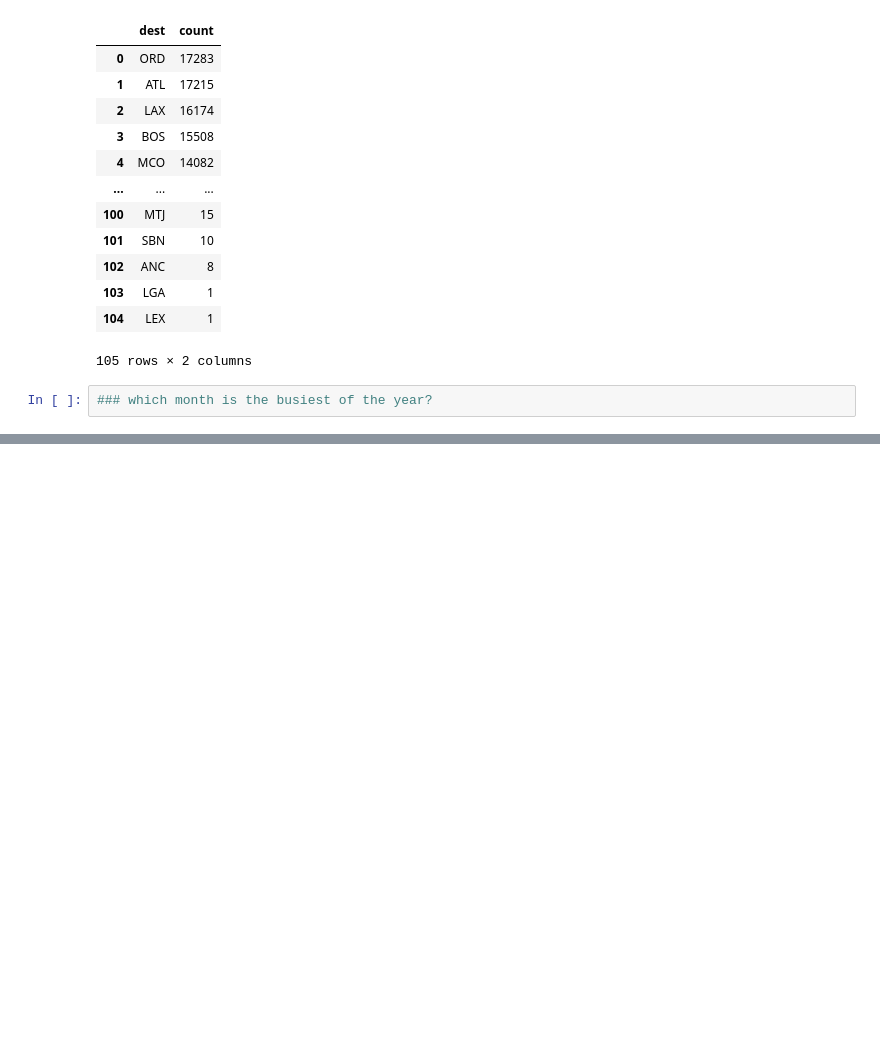
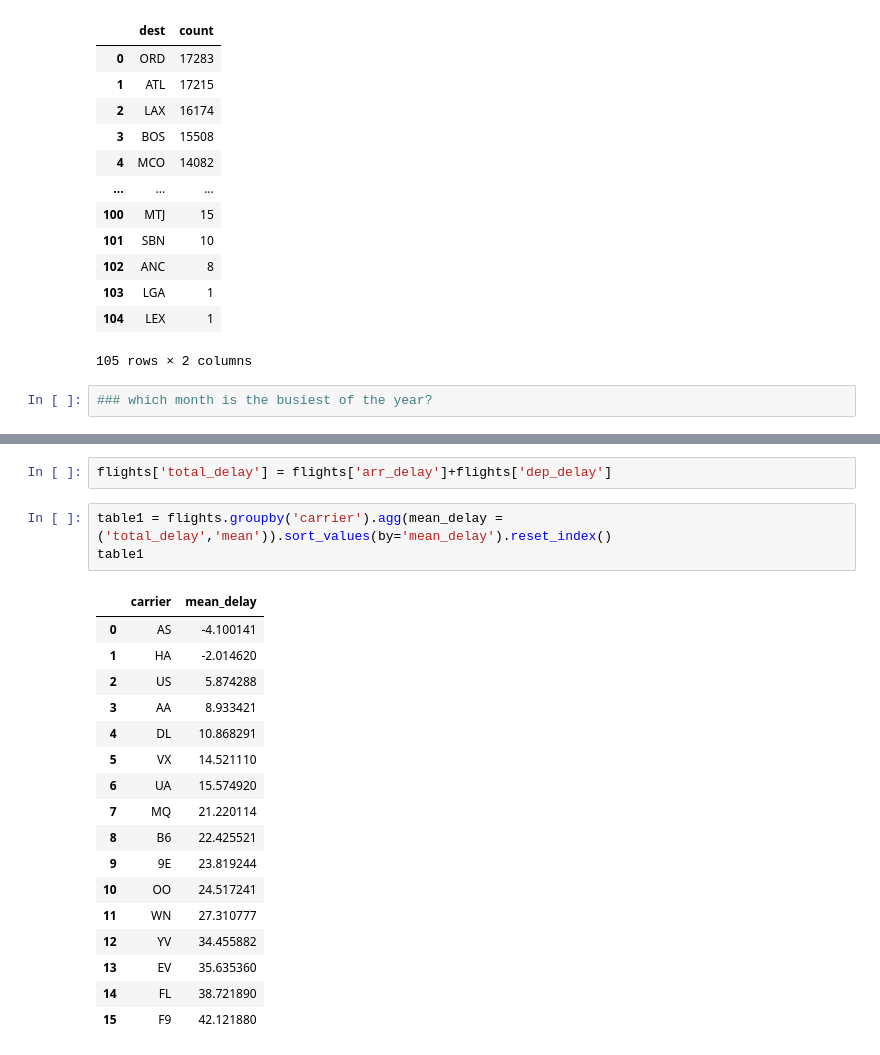
Before and after one commit to Abhishekmengi/Python-Revision, a Jupyter notebook: Manipulation Dataset.ipynb, the cells around one changed output, grey strips where cells are left out. Cells and saved outputs as stored; diff of their text form; blank space fills up the shorter version.

```diff
--- a/Manipulation Dataset.ipynb
+++ b/Manipulation Dataset.ipynb
@@ -133,0 +207,23 @@ table1
+# %%
+flights['total_delay'] = flights['arr_delay']+flights['dep_delay']
+# %%
+table1 = flights.groupby('carrier').agg(mean_delay = ('total_delay','mean')).sort_values(by='mean_delay').reset_index()
+table1
+# %% [output]
+|  | carrier | mean_delay |
+| 0 | AS | -4.100141 |
+| 1 | HA | -2.014620 |
+| 2 | US | 5.874288 |
+| 3 | AA | 8.933421 |
+| 4 | DL | 10.868291 |
+| 5 | VX | 14.521110 |
+| 6 | UA | 15.574920 |
+| 7 | MQ | 21.220114 |
+| 8 | B6 | 22.425521 |
+| 9 | 9E | 23.819244 |
+| 10 | OO | 24.517241 |
+| 11 | WN | 27.310777 |
+| 12 | YV | 34.455882 |
+| 13 | EV | 35.635360 |
+| 14 | FL | 38.721890 |
+| 15 | F9 | 42.121880 |
```
Also changed, not shown: parts of 11 cells of this notebook.
